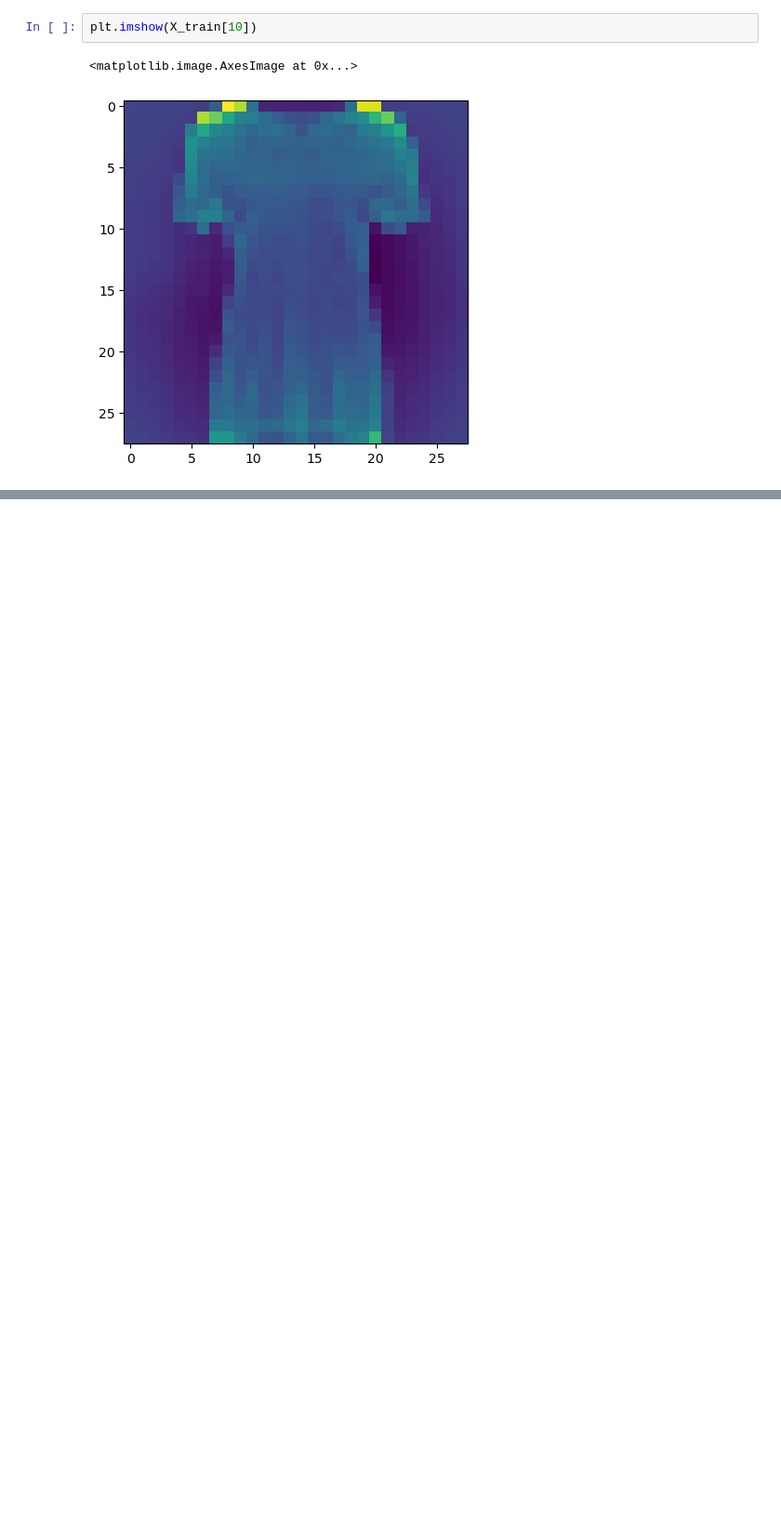
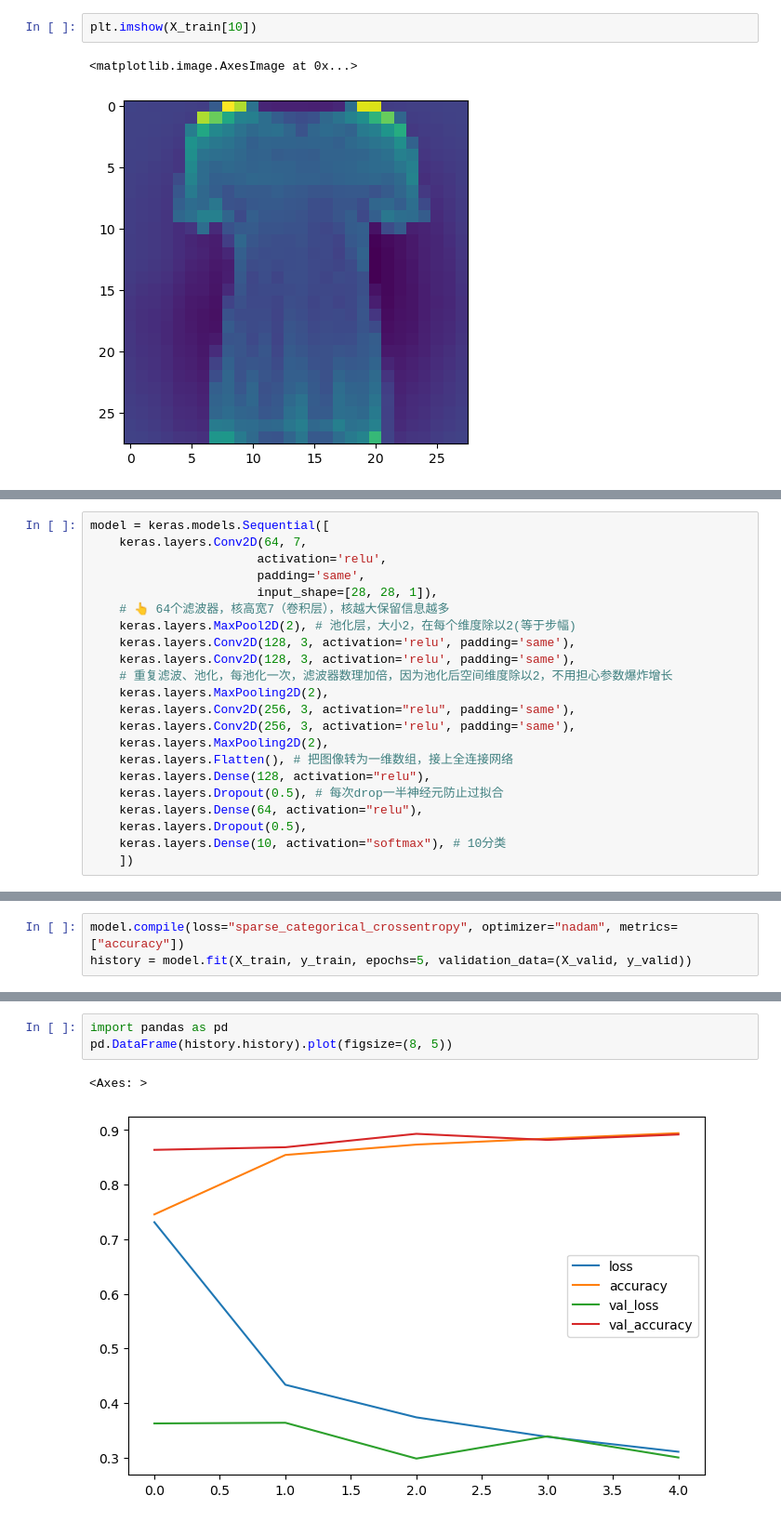
Before and after one commit to Aegis1863/ML_practice, a Jupyter notebook: 机器学习实战笔记/14_CNN深度计算机视觉.ipynb, the cells around one changed output, grey strips where cells are left out. Shown at 93% size. Saved outputs shown, nothing was run; the diff lists cells and outputs as text; blank space fills up the shorter version.

```diff
--- a/机器学习实战笔记/14_CNN深度计算机视觉.ipynb
+++ b/机器学习实战笔记/14_CNN深度计算机视觉.ipynb
@@ -133,0 +165,22 @@ plt.imshow(X_train[10])
+# %%
+model = keras.models.Sequential([
+    keras.layers.Conv2D(64, 7,
+                       activation='relu',
+                       padding='same',
+                       input_shape=[28, 28, 1]),
+    # 👆 64个滤波器，核高宽7（卷积层），核越大保留信息越多
+    keras.layers.MaxPool2D(2), # 池化层，大小2，在每个维度除以2(等于步幅)
+    keras.layers.Conv2D(128, 3, activation='relu', padding='same'),
+    keras.layers.Conv2D(128, 3, activation='relu', padding='same'),
+    # 重复滤波、池化，每池化一次，滤波器数理加倍，因为池化后空间维度除以2，不用担心参数爆炸增长
+    keras.layers.MaxPooling2D(2),
+    keras.layers.Conv2D(256, 3, activation="relu", padding='same'),
+    keras.layers.Conv2D(256, 3, activation='relu', padding='same'),
+    keras.layers.MaxPooling2D(2),
+    keras.layers.Flatten(), # 把图像转为一维数组，接上全连接网络
+    keras.layers.Dense(128, activation="relu"),
+    keras.layers.Dropout(0.5), # 每次drop一半神经元防止过拟合
+    keras.layers.Dense(64, activation="relu"),
+    keras.layers.Dropout(0.5),
+    keras.layers.Dense(10, activation="softmax"), # 10分类
+    ])
@@ -133,0 +207,3 @@ plt.imshow(X_train[10])
+# %%
+model.compile(loss="sparse_categorical_crossentropy", optimizer="nadam", metrics=["accuracy"])
+history = model.fit(X_train, y_train, epochs=5, validation_data=(X_valid, y_valid))
@@ -133,0 +221,6 @@ plt.imshow(X_train[10])
+# %%
+import pandas as pd
+pd.DataFrame(history.history).plot(figsize=(8, 5))
+# %% [output]
+<Axes: >
+[figure, added]
```
Also changed, not shown: parts of 19 cells of this notebook, 1 other file.
